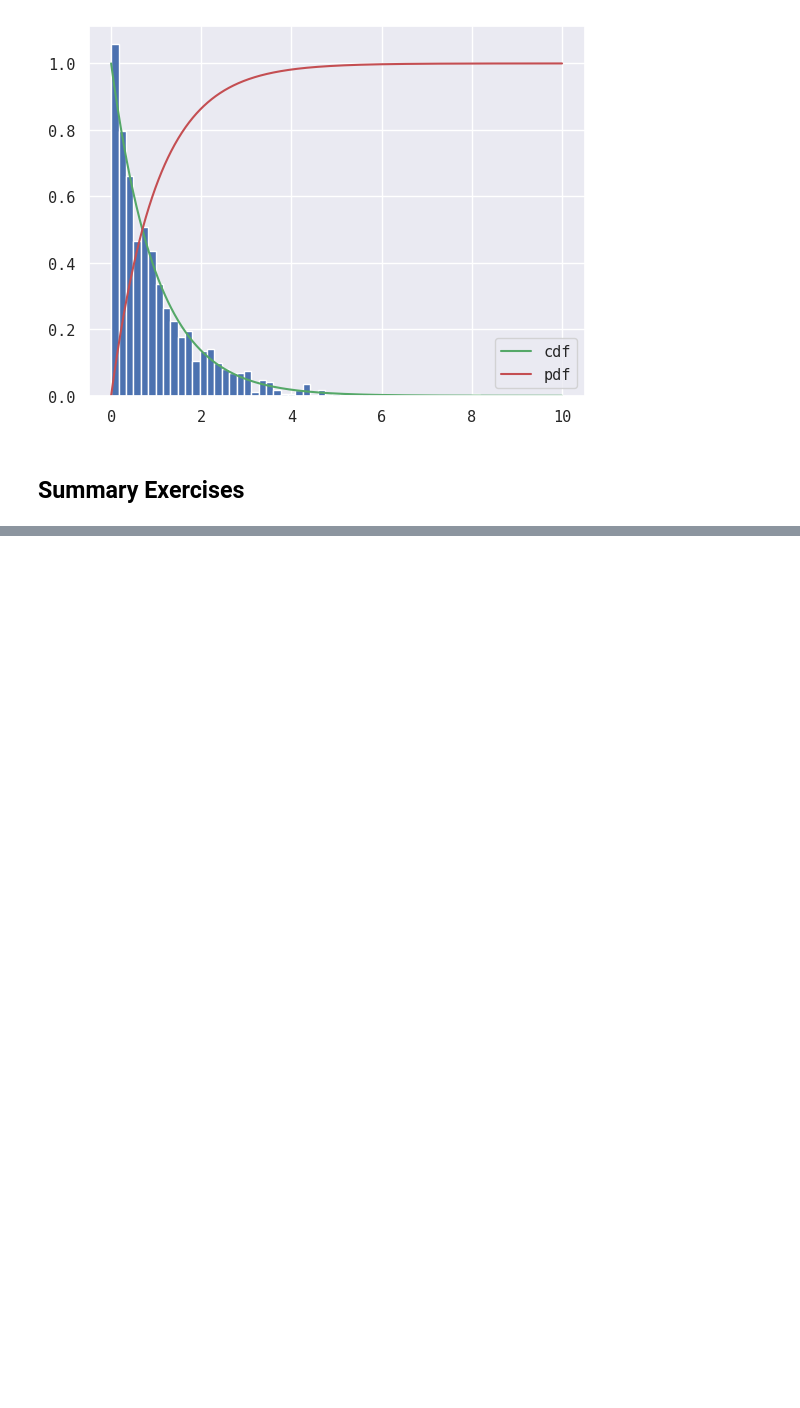
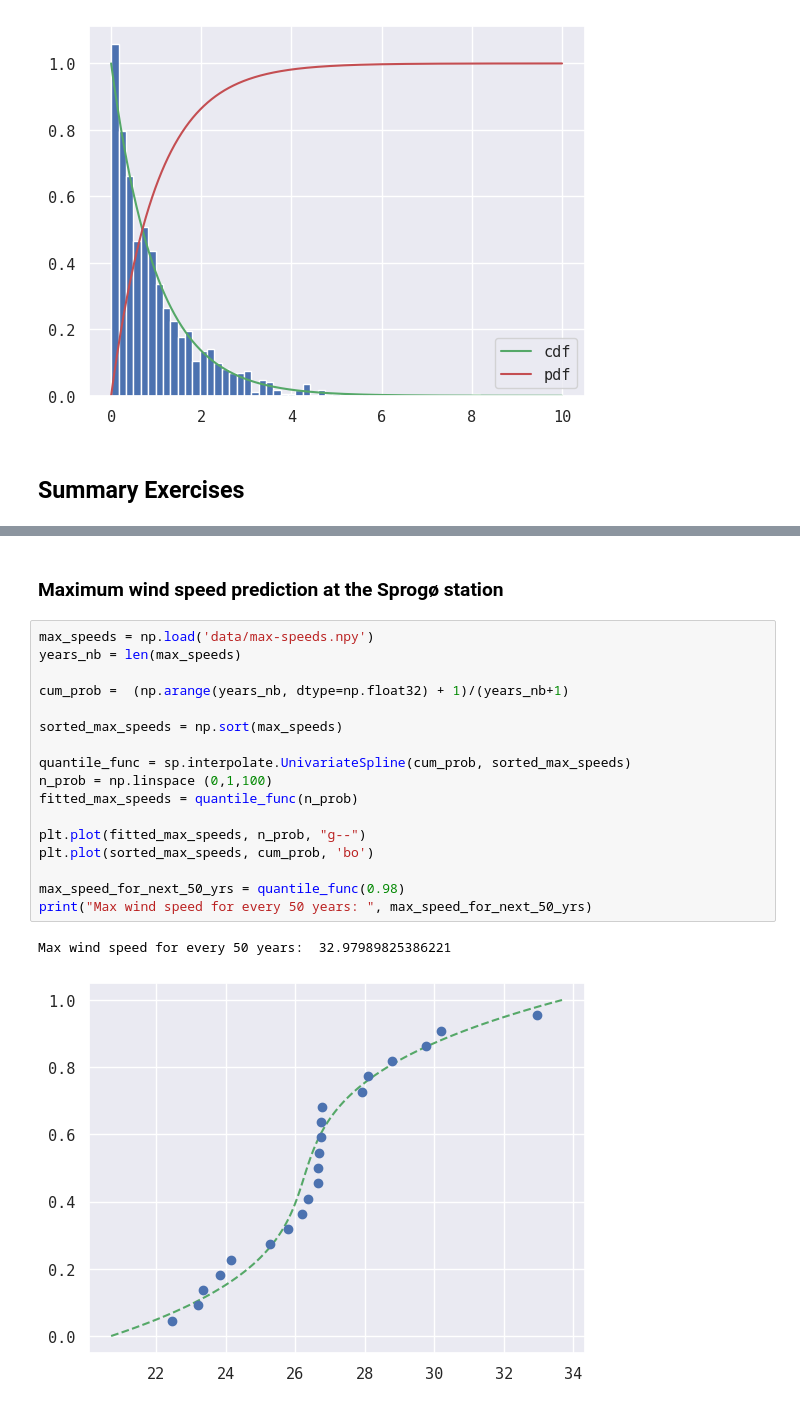
Before and after one commit to MuCool1729/Scipy-Lectures, a Jupyter notebook: intro_scipy.ipynb, the cells around one changed output, grey strips where cells are left out. Cells and saved outputs as stored; diff of their text form; blank space fills up the shorter version.

```diff
--- a/intro_scipy.ipynb
+++ b/intro_scipy.ipynb
@@ -133,0 +115,22 @@ rv_frozen : rv_frozen instance
+# %% [markdown]
+### Maximum wind speed prediction at the Sprogø station
+# %%
+max_speeds = np.load('data/max-speeds.npy')
+years_nb = len(max_speeds)
+
+cum_prob =  (np.arange(years_nb, dtype=np.float32) + 1)/(years_nb+1)
+
+sorted_max_speeds = np.sort(max_speeds)
+
+quantile_func = sp.interpolate.UnivariateSpline(cum_prob, sorted_max_speeds)
+n_prob = np.linspace (0,1,100)
+fitted_max_speeds = quantile_func(n_prob)
+
+plt.plot(fitted_max_speeds, n_prob, "g--")
+plt.plot(sorted_max_speeds, cum_prob, 'bo')
+
+max_speed_for_next_50_yrs = quantile_func(0.98)
+print("Max wind speed for every 50 years: ", max_speed_for_next_50_yrs)
+# %% [output]
+Max wind speed for every 50 years:  32.97989825386221
+[figure, added]
```
Also changed, not shown: parts of 8 cells of this notebook, 6 other files.
